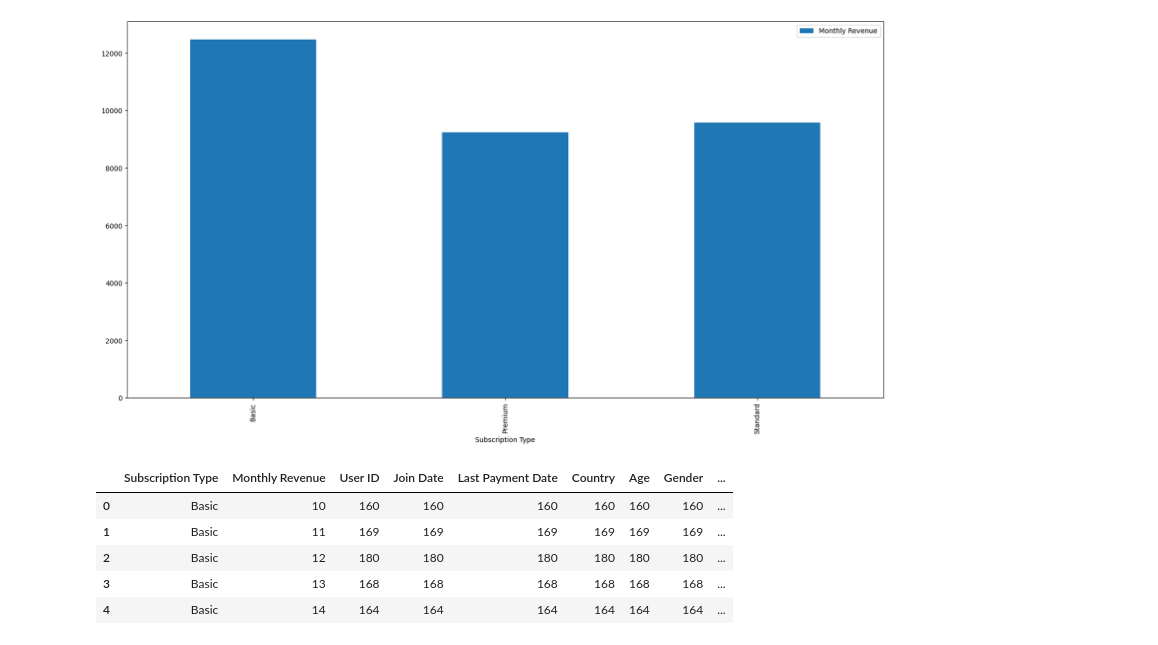
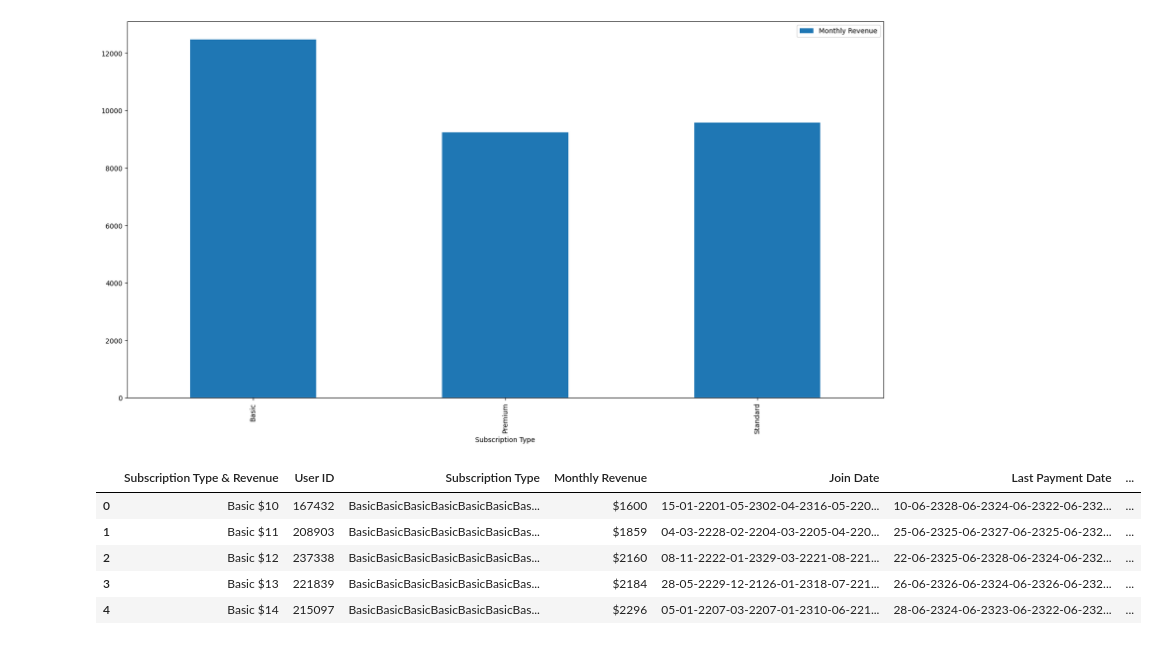
Before and after one commit to wbb-67/Netflix-TV-Shows-Movies, a Jupyter notebook: netflix-userbase-data-insights.ipynb, the cells around one changed output. Drawn from its saved outputs; the diff is of its cells as text; code cells hidden in the pictures.

```diff
--- a/netflix-userbase-data-insights.ipynb
+++ b/netflix-userbase-data-insights.ipynb
@@ -84,14 +84,17 @@ plot_monthly_revenue = subs_revenue.plot.bar(x='Subscription Type', y='Monthly R
 # %% [output]
 [figure]
 # %%
-subs_monthly_revenue = df.groupby(['Subscription Type','Monthly Revenue']).count().reset_index()
+subs_monthly_revenue = df
 subs_monthly_revenue["Subscription Type & Revenue"] = subs_monthly_revenue["Subscription Type"]+" $"+subs_monthly_revenue["Monthly Revenue"].astype(str)
+subs_monthly_revenue = subs_monthly_revenue.groupby(['Subscription Type & Revenue']).sum().reset_index()
+subs_monthly_revenue['Monthly Revenue'] = "$"+subs_monthly_revenue['Monthly Revenue'].astype(str)
+subs_monthly_revenue.sort_values("Monthly Revenue",ascending=True)[['Subscription Type & Revenue','Monthly Revenue']].plot.bar
 subs_monthly_revenue.head()
 # %% [output]
-|  | Subscription Type | Monthly Revenue | User ID | Join Date | Last Payment Date | Country | Age | Gender | ... |
-| 0 | Basic | 10 | 160 | 160 | 160 | 160 | 160 | 160 | ... |
-| 1 | Basic | 11 | 169 | 169 | 169 | 169 | 169 | 169 | ... |
-| 2 | Basic | 12 | 180 | 180 | 180 | 180 | 180 | 180 | ... |
-| 3 | Basic | 13 | 168 | 168 | 168 | 168 | 168 | 168 | ... |
-| 4 | Basic | 14 | 164 | 164 | 164 | 164 | 164 | 164 | ... |
+|  | Subscription Type & Revenue | User ID | Subscription Type | Monthly Revenue | Join Date | Last Payment Date | ... |
+| 0 | Basic $10 | 167432 | BasicBasicBasicBasicBasicBasicBas... | $1600 | 15-01-2201-05-2302-04-2316-05-220... | 10-06-2328-06-2324-06-2322-06-232... | ... |
+| 1 | Basic $11 | 208903 | BasicBasicBasicBasicBasicBasicBas... | $1859 | 04-03-2228-02-2204-03-2205-04-220... | 25-06-2325-06-2327-06-2325-06-232... | ... |
+| 2 | Basic $12 | 237338 | BasicBasicBasicBasicBasicBasicBas... | $2160 | 08-11-2222-01-2329-03-2221-08-221... | 22-06-2325-06-2328-06-2324-06-232... | ... |
+| 3 | Basic $13 | 221839 | BasicBasicBasicBasicBasicBasicBas... | $2184 | 28-05-2229-12-2126-01-2318-07-221... | 26-06-2326-06-2324-06-2326-06-232... | ... |
+| 4 | Basic $14 | 215097 | BasicBasicBasicBasicBasicBasicBas... | $2296 | 05-01-2207-03-2207-01-2310-06-221... | 28-06-2324-06-2323-06-2322-06-232... | ... |
 # %%
```
Also changed, not shown: parts of 1 cell of this notebook.
